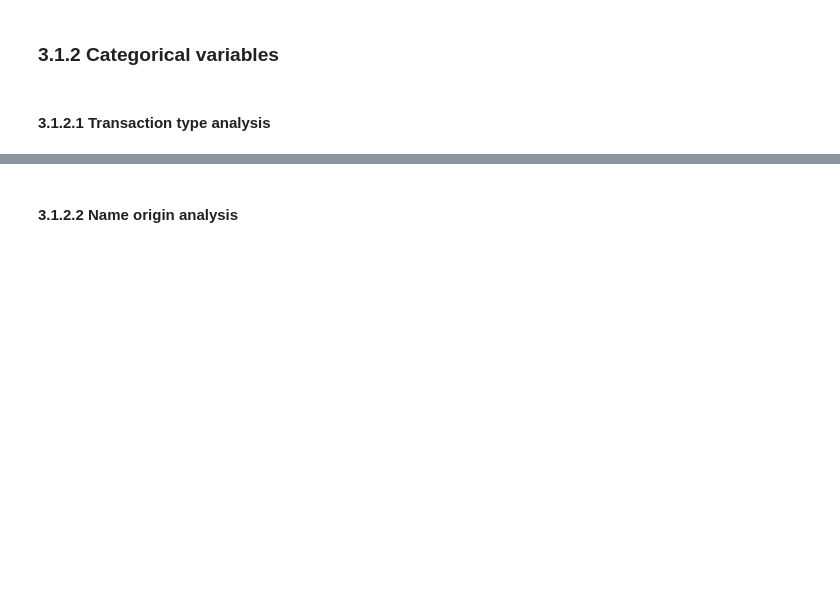
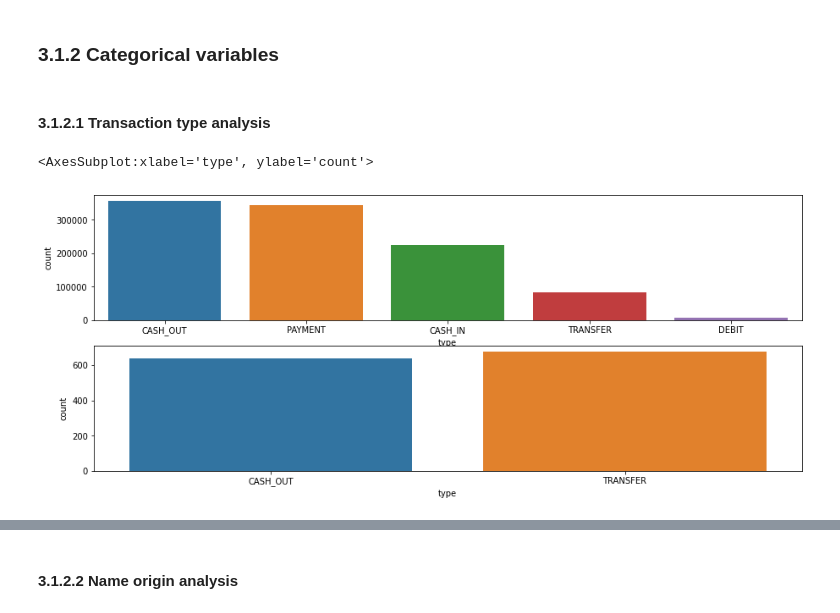
Before and after one commit to LessioGuilherme/pa002_block_fraud_company, a Jupyter notebook: notebooks/pa002_block_fraud_company_sprint01.ipynb, the cells around one changed output, grey strips where cells are left out. Saved outputs shown, nothing was run; the diff lists cells and outputs as text; code cells hidden in the pictures; blank space fills up the shorter version.

Commit message:
Sprint01 of pa002_block_fraud_company

```diff
--- a/notebooks/pa002_block_fraud_company_sprint01.ipynb
+++ b/notebooks/pa002_block_fraud_company_sprint01.ipynb
@@ -643,3 +643,10 @@ sns.boxplot(x= 'is_fraud', y='diff_dest', data=df3);
 ### 3.1.2 Categorical variables
 # %% [markdown]
 #### 3.1.2.1 Transaction type analysis
+# %%
+fig, axs = plt.subplots( nrows = 2,  figsize = (15,6))
+sns.countplot(x ='type', data= df3[df3['is_fraud']==0], ax=axs[0])
+sns.countplot(x ='type', data= df3[df3['is_fraud']==1], ax=axs[1])
+# %% [output]
+<AxesSubplot:xlabel='type', ylabel='count'>
+[figure, added]
```
Also changed, not shown: parts of 32 cells of this notebook.
